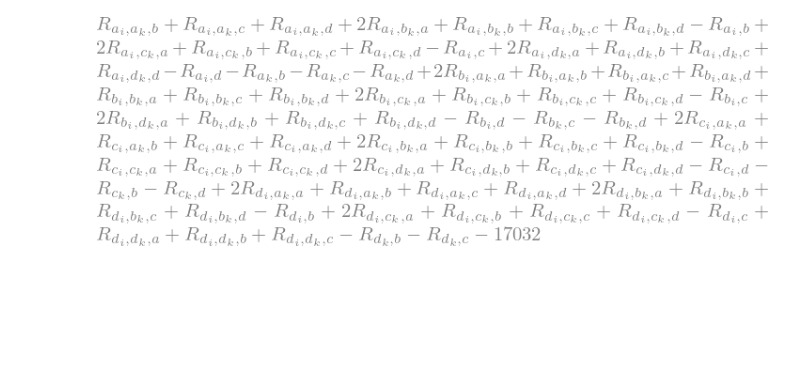
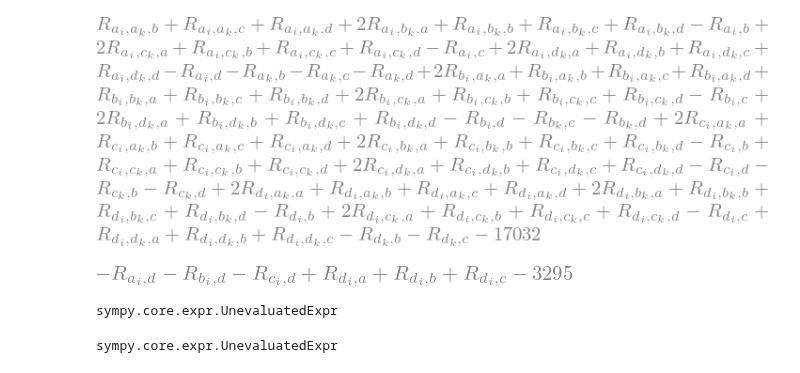
Before and after one commit to andrescorrada/IntroductionToAlgebraicEvaluation, a Jupyter notebook: python/docs/source/notebooks/AlgebraAndGeometryOfNTQR.ipynb, the cells around one changed output. Saved outputs shown, nothing was run; the diff lists cells and outputs as text; code cells hidden in the pictures; blank space fills up the shorter version.

```diff
--- a/python/docs/source/notebooks/AlgebraAndGeometryOfNTQR.ipynb
+++ b/python/docs/source/notebooks/AlgebraAndGeometryOfNTQR.ipynb
@@ -188,3 +188,15 @@ display(test_axiom)
 [figure]
 Becomes after test responses:
 [figure]
+# %%
+test_axiom
+# %% [output]
+[figure, added]
+# %%
+type(test_axiom)
+# %% [output]
+sympy.core.expr.UnevaluatedExpr
+# %%
+sympy.UnevaluatedExpr
+# %% [output]
+sympy.core.expr.UnevaluatedExpr
```
Also changed, not shown: 1 other file.
